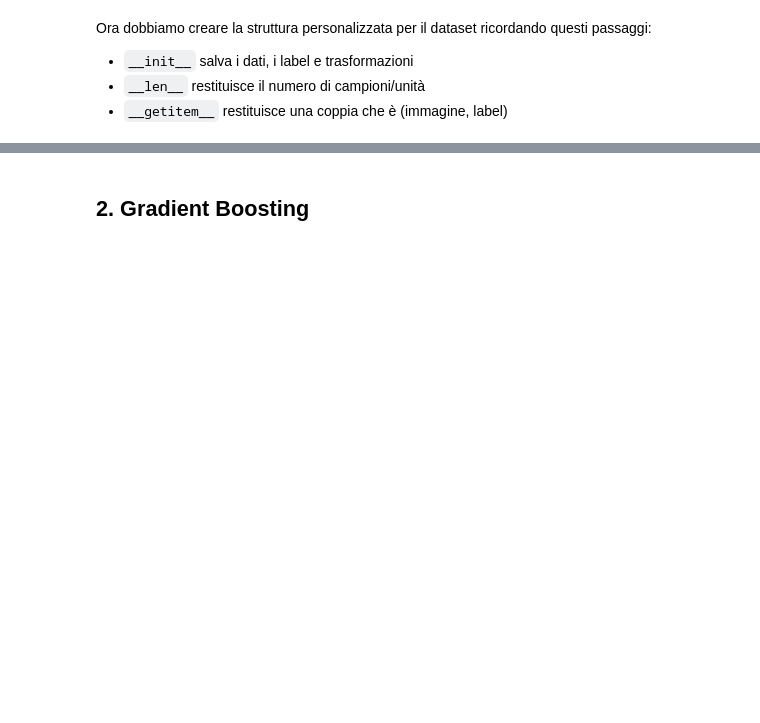
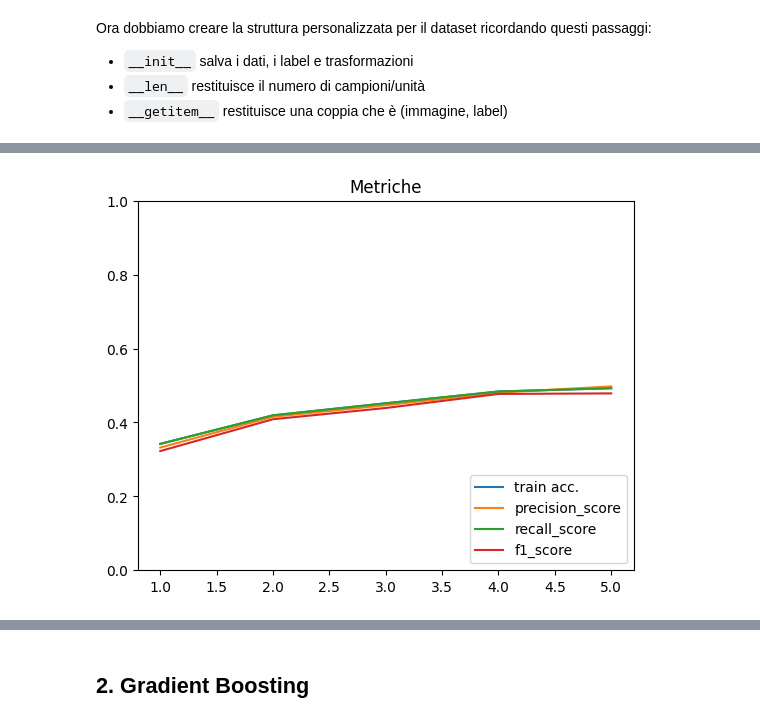
Before and after one commit to alberto-rampulla/big-data-course, a Jupyter notebook: 06_Simulazione/Simulazione.ipynb, the cells around one changed output, grey strips where cells are left out. Drawn from its saved outputs; the diff is of its cells as text; code cells hidden in the pictures; blank space fills up the shorter version.

```diff
--- a/06_Simulazione/Simulazione.ipynb
+++ b/06_Simulazione/Simulazione.ipynb
@@ -645,0 +315,6 @@ AttributeError: Can't get attribute 'CIFAR' on <module '__main__' (<class '_froz
+# %%
+from torchinfo import summary
+# Per fare partire il modello da un set di pesi fisso
+# torch.manual_seed(42)
+model = CNN().to(device)
+summary(model = model, input_size=(1, 3, 32, 32)) # 1 sta per quante immagini vengono mandate per provare il forward pass, in questo caso una
@@ -645,0 +341,7 @@ AttributeError: Can't get attribute 'CIFAR' on <module '__main__' (<class '_froz
+# %%
+optimizer = torch.optim.SGD(
+    params = model.parameters(),
+    lr = config['learning_rate'],
+    momentum = config["momentum"],
+    nesterov = config["nesterov"]
+)
@@ -645,0 +592,16 @@ AttributeError: Can't get attribute 'CIFAR' on <module '__main__' (<class '_froz
+# %%
+early_stopping = EarlyStopping()
+# scheduler definito prima di train_test, non dopo
+# scheduler = torch.optim.lr_scheduler.ExponentialLR(optimizer, gamma=0.9)
+
+train_loss, validation_loss, test_loss, accuracy, metrics = train_test(model,
+                                                                       optimizer = optimizer,
+                                                                       # scheduler,
+                                                                       device=device,
+                                                                       epochs=5,
+                                                                       train_dataloader=train_loader,
+                                                                       test_dataloader=test_loader,
+                                                                       train_loss_fn=config["train_loss"],
+                                                                       test_loss_fn=config["test_loss"],
+                                                                       early_stopping = early_stopping,
+                                                                       val_dataloader=val_loader)
@@ -645,0 +677,4 @@ AttributeError: Can't get attribute 'CIFAR' on <module '__main__' (<class '_froz
+# %%
+displayMetrics(accuracy, metrics)
+# %% [output]
+[figure, added]
```
Also changed, not shown: parts of 53 cells of this notebook, 4 other files.
